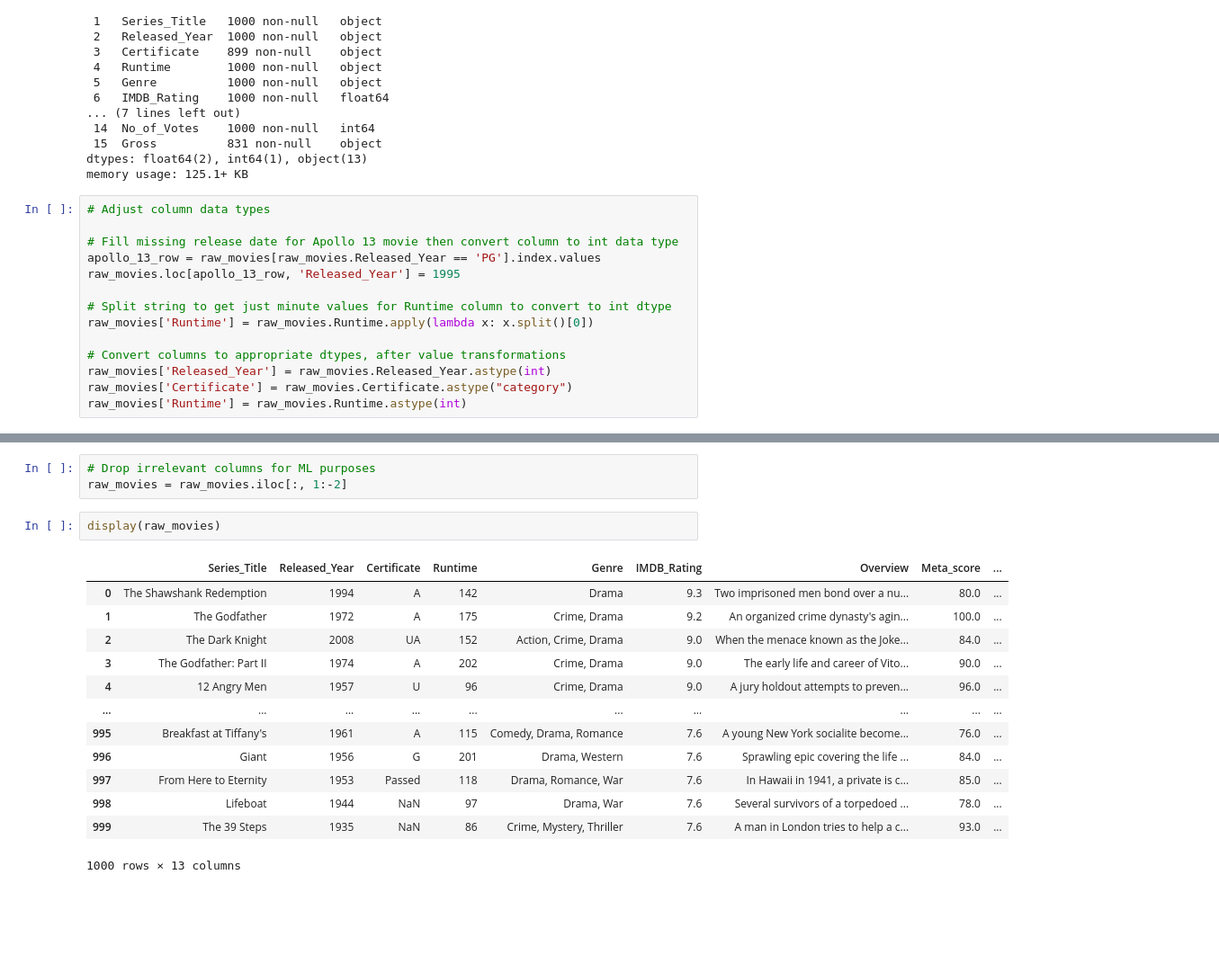
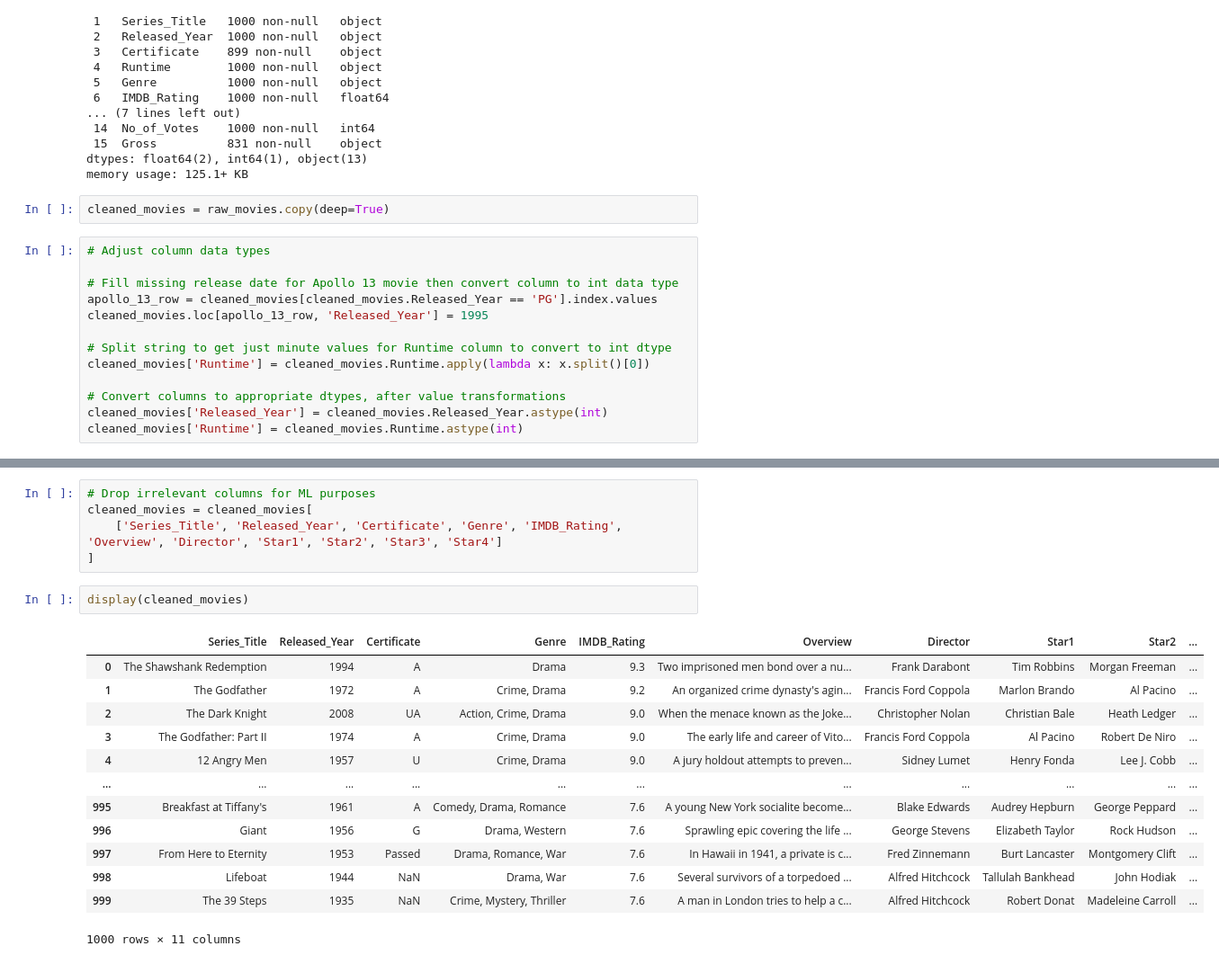
Before and after one commit to mcastelli5/Movie-Recommendation-Engine, a Jupyter notebook: EDA.ipynb, the cells around one changed output, grey strips where cells are left out. Shown: that part at 90% size. Saved outputs shown, nothing was run; the diff lists cells and outputs as text; blank space fills up the shorter version.

```diff
--- a/EDA.ipynb
+++ b/EDA.ipynb
@@ -45,18 +39,19 @@ Data columns (total 16 columns):
  15  Gross          831 non-null    object
 dtypes: float64(2), int64(1), object(13)
 memory usage: 125.1+ KB
+# %%
+cleaned_movies = raw_movies.copy(deep=True)
 # %%
 # Adjust column data types
 
 # Fill missing release date for Apollo 13 movie then convert column to int data type
-apollo_13_row = raw_movies[raw_movies.Released_Year == 'PG'].index.values
-raw_movies.loc[apollo_13_row, 'Released_Year'] = 1995
+apollo_13_row = cleaned_movies[cleaned_movies.Released_Year == 'PG'].index.values
+cleaned_movies.loc[apollo_13_row, 'Released_Year'] = 1995
 
 # Split string to get just minute values for Runtime column to convert to int dtype
-raw_movies['Runtime'] = raw_movies.Runtime.apply(lambda x: x.split()[0])
+cleaned_movies['Runtime'] = cleaned_movies.Runtime.apply(lambda x: x.split()[0])
 
 # Convert columns to appropriate dtypes, after value transformations
-raw_movies['Released_Year'] = raw_movies.Released_Year.astype(int)
-raw_movies['Certificate'] = raw_movies.Certificate.astype("category")
-raw_movies['Runtime'] = raw_movies.Runtime.astype(int)
+cleaned_movies['Released_Year'] = cleaned_movies.Released_Year.astype(int)
+cleaned_movies['Runtime'] = cleaned_movies.Runtime.astype(int)
 # %%
@@ -89,22 +84,24 @@ raw_movies.describe().transpose()
 | IMDB_Rating | 1000.0 | 7.94930 | 0.275491 | 7.6 | 7.70 | 7.9 | 8.10 | 9.3 |
 | Meta_score | 843.0 | 77.97153 | 12.376099 | 28.0 | 70.00 | 79.0 | 87.00 | 100.0 |
 | No_of_Votes | 1000.0 | 273692.91100 | 327372.703934 | 25088.0 | 55526.25 | 138548.5 | 374161.25 | 2343110.0 |
-# %%
-# Drop irrelevant columns for ML purposes
-raw_movies = raw_movies.iloc[:, 1:-2]
+# %%
+# Drop irrelevant columns for ML purposes
+cleaned_movies = cleaned_movies[
+    ['Series_Title', 'Released_Year', 'Certificate', 'Genre', 'IMDB_Rating', 'Overview', 'Director', 'Star1', 'Star2', 'Star3', 'Star4']
+]
 # %%
-display(raw_movies)
+display(cleaned_movies)
 # %% [output]
-|  | Series_Title | Released_Year | Certificate | Runtime | Genre | IMDB_Rating | Overview | Meta_score | ... |
-| 0 | The Shawshank Redemption | 1994 | A | 142 | Drama | 9.3 | Two imprisoned men bond over a nu... | 80.0 | ... |
-| 1 | The Godfather | 1972 | A | 175 | Crime, Drama | 9.2 | An organized crime dynasty's agin... | 100.0 | ... |
-| 2 | The Dark Knight | 2008 | UA | 152 | Action, Crime, Drama | 9.0 | When the menace known as the Joke... | 84.0 | ... |
-| 3 | The Godfather: Part II | 1974 | A | 202 | Crime, Drama | 9.0 | The early life and career of Vito... | 90.0 | ... |
-| 4 | 12 Angry Men | 1957 | U | 96 | Crime, Drama | 9.0 | A jury holdout attempts to preven... | 96.0 | ... |
-| ... | ... | ... | ... | ... | ... | ... | ... | ... | ... |
-| 995 | Breakfast at Tiffany's | 1961 | A | 115 | Comedy, Drama, Romance | 7.6 | A young New York socialite become... | 76.0 | ... |
-| 996 | Giant | 1956 | G | 201 | Drama, Western | 7.6 | Sprawling epic covering the life ... | 84.0 | ... |
-| 997 | From Here to Eternity | 1953 | Passed | 118 | Drama, Romance, War | 7.6 | In Hawaii in 1941, a private is c... | 85.0 | ... |
-| 998 | Lifeboat | 1944 | NaN | 97 | Drama, War | 7.6 | Several survivors of a torpedoed ... | 78.0 | ... |
-| 999 | The 39 Steps | 1935 | NaN | 86 | Crime, Mystery, Thriller | 7.6 | A man in London tries to help a c... | 93.0 | ... |
+|  | Series_Title | Released_Year | Certificate | Genre | IMDB_Rating | Overview | Director | Star1 | Star2 | ... |
+| 0 | The Shawshank Redemption | 1994 | A | Drama | 9.3 | Two imprisoned men bond over a nu... | Frank Darabont | Tim Robbins | Morgan Freeman | ... |
+| 1 | The Godfather | 1972 | A | Crime, Drama | 9.2 | An organized crime dynasty's agin... | Francis Ford Coppola | Marlon Brando | Al Pacino | ... |
+| 2 | The Dark Knight | 2008 | UA | Action, Crime, Drama | 9.0 | When the menace known as the Joke... | Christopher Nolan | Christian Bale | Heath Ledger | ... |
+| 3 | The Godfather: Part II | 1974 | A | Crime, Drama | 9.0 | The early life and career of Vito... | Francis Ford Coppola | Al Pacino | Robert De Niro | ... |
+| 4 | 12 Angry Men | 1957 | U | Crime, Drama | 9.0 | A jury holdout attempts to preven... | Sidney Lumet | Henry Fonda | Lee J. Cobb | ... |
+| ... | ... | ... | ... | ... | ... | ... | ... | ... | ... | ... |
+| 995 | Breakfast at Tiffany's | 1961 | A | Comedy, Drama, Romance | 7.6 | A young New York socialite become... | Blake Edwards | Audrey Hepburn | George Peppard | ... |
+| 996 | Giant | 1956 | G | Drama, Western | 7.6 | Sprawling epic covering the life ... | George Stevens | Elizabeth Taylor | Rock Hudson | ... |
+| 997 | From Here to Eternity | 1953 | Passed | Drama, Romance, War | 7.6 | In Hawaii in 1941, a private is c... | Fred Zinnemann | Burt Lancaster | Montgomery Clift | ... |
+| 998 | Lifeboat | 1944 | NaN | Drama, War | 7.6 | Several survivors of a torpedoed ... | Alfred Hitchcock | Tallulah Bankhead | John Hodiak | ... |
+| 999 | The 39 Steps | 1935 | NaN | Crime, Mystery, Thriller | 7.6 | A man in London tries to help a c... | Alfred Hitchcock | Robert Donat | Madeleine Carroll | ... |
-1000 rows × 13 columns
+1000 rows × 11 columns
```
Also changed, not shown: parts of 16 cells of this notebook, 2 other files.
